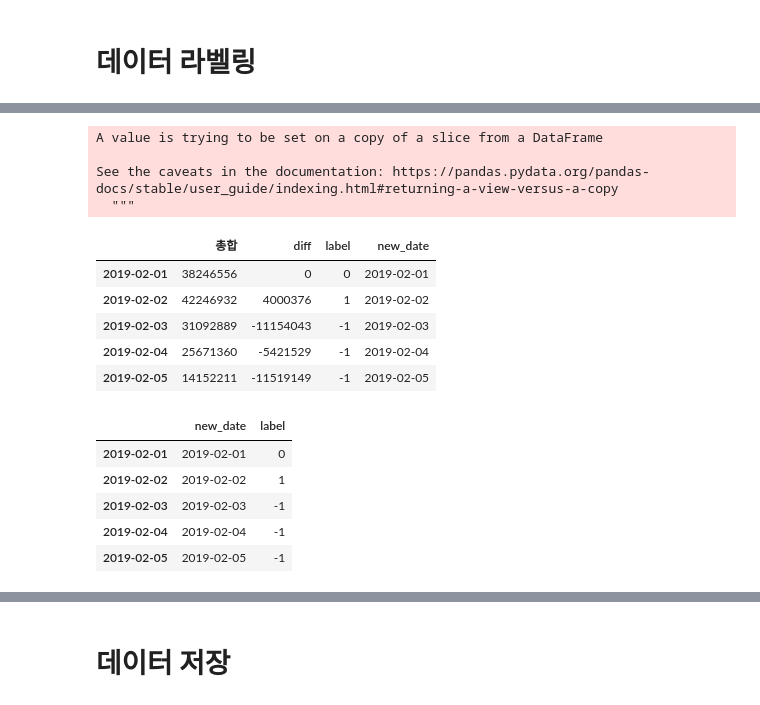
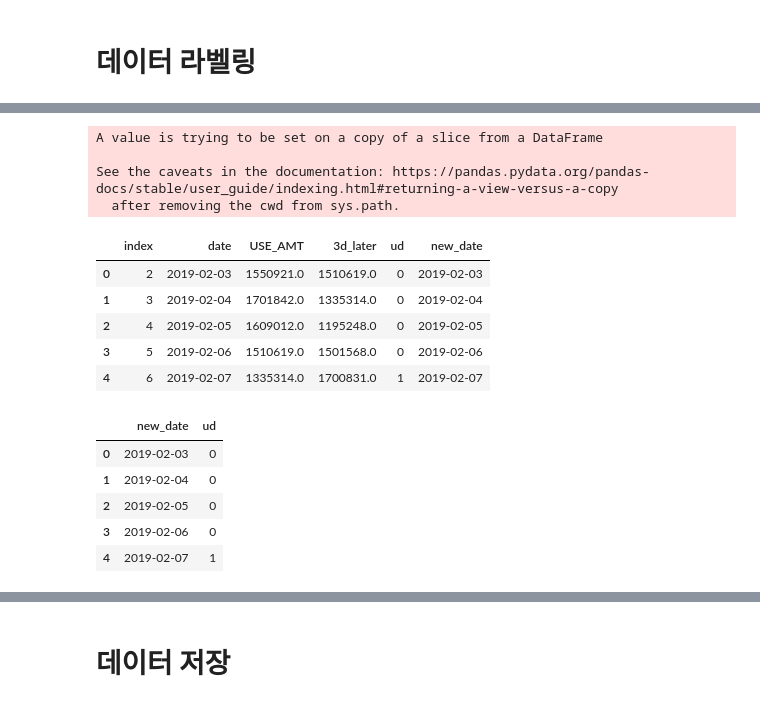
Before and after one commit to yoouza/bigcontest, a Jupyter notebook: data_preprocessing/News_Labeling.ipynb, the cells around one changed output, grey strips where cells are left out. Cells and saved outputs as stored; diff of their text form; code cells hidden in the pictures.

```diff
--- a/data_preprocessing/News_Labeling.ipynb
+++ b/data_preprocessing/News_Labeling.ipynb
@@ -150,0 +132,23 @@ See the caveats in the documentation: https://pandas.pydata.org/pandas-docs/stab
+# %%
+acco_df_2019 = pd.read_csv(acco_2019_path, index_col=0)
+acco_df_2020 = pd.read_csv(acco_2020_path, index_col=0)
+lesu_df_2019 = pd.read_csv(lesu_2019_path, index_col=0)
+lesu_df_2020 = pd.read_csv(lesu_2020_path, index_col=0)
+furn_df_2019 = pd.read_csv(furn_2019_path, index_col=0)
+furn_df_2020 = pd.read_csv(furn_2020_path, index_col=0)
+kitc_df_2019 = pd.read_csv(kitc_2019_path, index_col=0)
+kitc_df_2020 = pd.read_csv(kitc_2020_path, index_col=0)
+home_df_2019 = pd.read_csv(home_2019_path, index_col=0)
+home_df_2020 = pd.read_csv(home_2020_path, index_col=0)
+tele_df_2019 = pd.read_csv(tele_2019_path, index_col=0)
+tele_df_2020 = pd.read_csv(tele_2020_path, index_col=0)
+stor_df_2019 = pd.read_csv(stor_2019_path, index_col=0)
+stor_df_2020 = pd.read_csv(stor_2020_path, index_col=0)
+clot_df_2019 = pd.read_csv(clot_2019_path, index_col=0)
+clot_df_2020 = pd.read_csv(clot_2020_path, index_col=0)
+jewl_df_2019 = pd.read_csv(jewl_2019_path, index_col=0)
+jewl_df_2020 = pd.read_csv(jewl_2020_path, index_col=0)
+rest_df_2019 = pd.read_csv(rest_2019_path, index_col=0)
+rest_df_2020 = pd.read_csv(rest_2020_path, index_col=0)
+food_df_2019 = pd.read_csv(food_2019_path, index_col=0)
+food_df_2020 = pd.read_csv(food_2020_path, index_col=0)
@@ -150,0 +157,4 @@ See the caveats in the documentation: https://pandas.pydata.org/pandas-docs/stab
+# %%
+acco_df = pd.concat([acco_df_2019, acco_df_2020])
+acco_df = acco_df.reset_index()
+acco_df.head()
@@ -151,32 +168,31 @@ See the caveats in the documentation: https://pandas.pydata.org/pandas-docs/stab
 # %%
 # 날짜 데이트화
-sum_2019['new_date'] = str(0)
-date_list = sum_2019.index.to_list()
-for i in range(len(date_list)):
-    sum_2019['new_date'][i] = str(datetime.strptime(date_list[i], "%Y-%m-%d"))[:10]
+acco_df['new_date'] = str(0)
+for i in range(len(acco_df)):
+    acco_df['new_date'][i] = str(datetime.strptime(acco_df['date'][i], "%Y-%m-%d"))[:10]
 
-sum_2019.head()
+acco_df.head()
 # %% [output]
 A value is trying to be set on a copy of a slice from a DataFrame
 
 See the caveats in the documentation: https://pandas.pydata.org/pandas-docs/stable/user_guide/indexing.html#returning-a-view-versus-a-copy
-  """
+  after removing the cwd from sys.path.
-|  | 총합 | diff | label | new_date |
-| 2019-02-01 | 38246556 | 0 | 0 | 2019-02-01 |
-| 2019-02-02 | 42246932 | 4000376 | 1 | 2019-02-02 |
-| 2019-02-03 | 31092889 | -11154043 | -1 | 2019-02-03 |
-| 2019-02-04 | 25671360 | -5421529 | -1 | 2019-02-04 |
-| 2019-02-05 | 14152211 | -11519149 | -1 | 2019-02-05 |
+|  | index | date | USE_AMT | 3d_later | ud | new_date |
+| 0 | 2 | 2019-02-03 | 1550921.0 | 1510619.0 | 0 | 2019-02-03 |
+| 1 | 3 | 2019-02-04 | 1701842.0 | 1335314.0 | 0 | 2019-02-04 |
+| 2 | 4 | 2019-02-05 | 1609012.0 | 1195248.0 | 0 | 2019-02-05 |
+| 3 | 5 | 2019-02-06 | 1510619.0 | 1501568.0 | 0 | 2019-02-06 |
+| 4 | 6 | 2019-02-07 | 1335314.0 | 1700831.0 | 1 | 2019-02-07 |
 # %%
-diff = sum_2019[['new_date', 'label']]
+diff = acco_df[['new_date', 'ud']]
 diff.head()
 # %% [output]
-|  | new_date | label |
-| 2019-02-01 | 2019-02-01 | 0 |
-| 2019-02-02 | 2019-02-02 | 1 |
-| 2019-02-03 | 2019-02-03 | -1 |
-| 2019-02-04 | 2019-02-04 | -1 |
-| 2019-02-05 | 2019-02-05 | -1 |
+|  | new_date | ud |
+| 0 | 2019-02-03 | 0 |
+| 1 | 2019-02-04 | 0 |
+| 2 | 2019-02-05 | 0 |
+| 3 | 2019-02-06 | 0 |
+| 4 | 2019-02-07 | 1 |
 # %%
 news_wt_diff = pd.merge(diff, news_df, how = 'left', on='new_date')
 news_wt_diff = news_wt_diff.sort_values(by = ['date'], axis=0, ascending=True)
```
Also changed, not shown: parts of 55 cells of this notebook.
